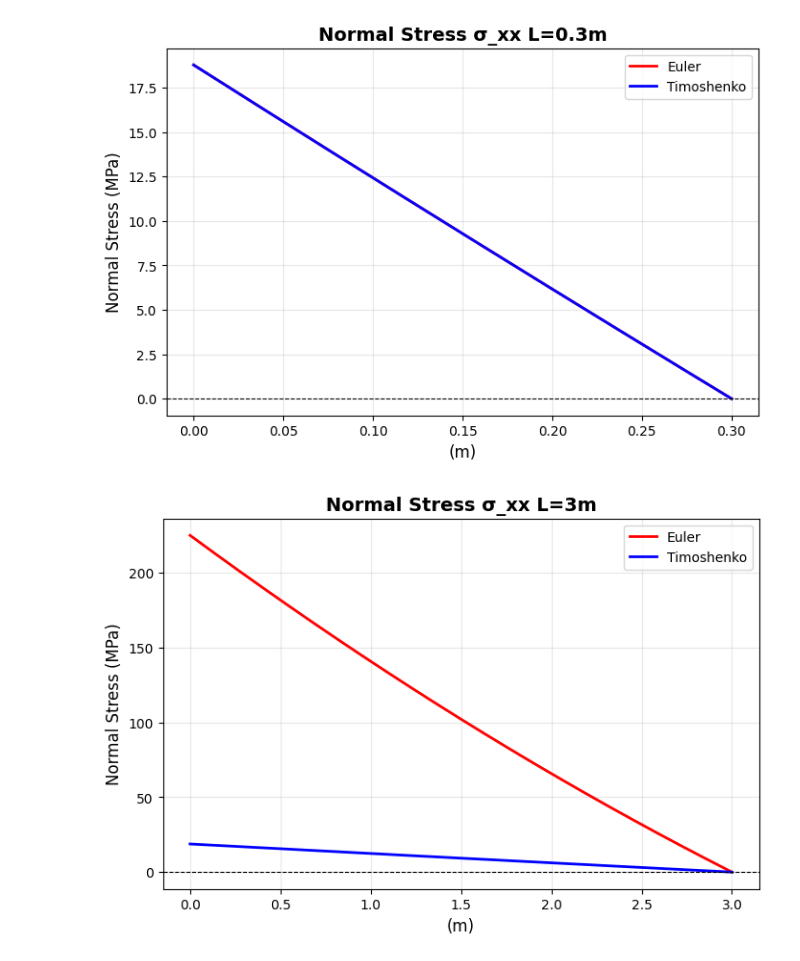
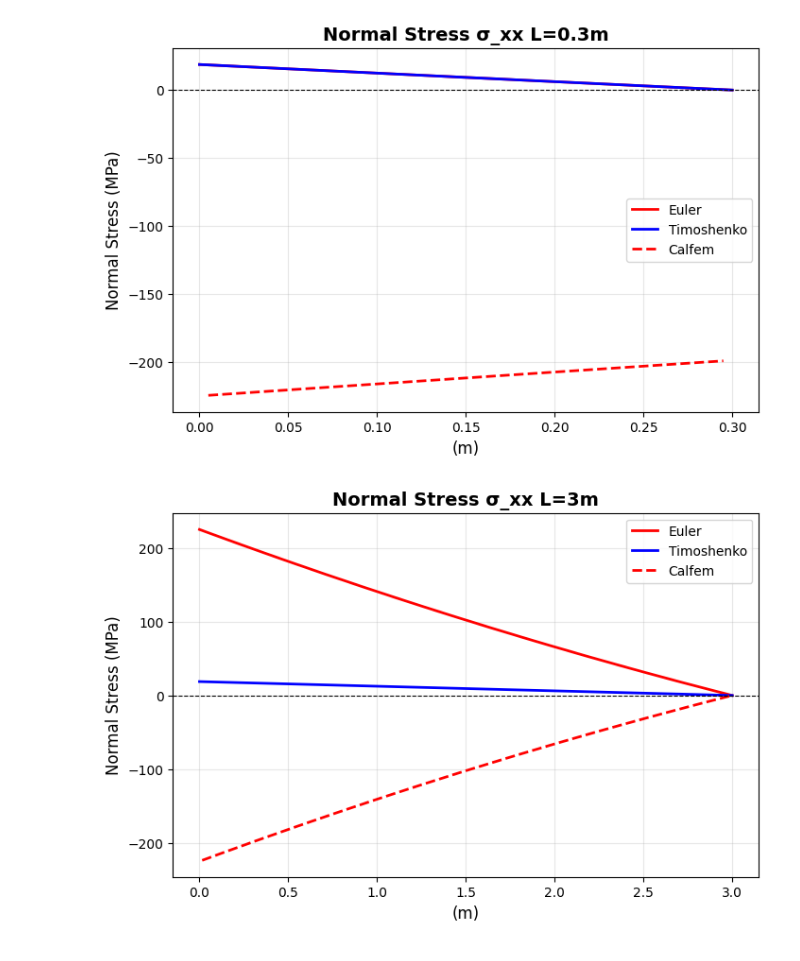
Before and after one commit to MartinStjernkvist/Applied-Mechanics, a Jupyter notebook: TME235/Oneplot.ipynb, the cells around one changed output. Drawn from its saved outputs; the diff is of its cells as text; code cells hidden in the pictures.

```diff
--- a/TME235/Oneplot.ipynb
+++ b/TME235/Oneplot.ipynb
@@ -12,7 +12,8 @@ df5 = pd.read_csv('normal_stress_euler_0.3m.csv')
 df6 = pd.read_csv('normal_stress_euler_3m.csv')
 df7 = pd.read_csv('normal_stress_timo_0.3m.csv')
 df8 = pd.read_csv('normal_stress_timo_3m.csv')
-
+df9 = pd.read_csv('normal_stress_calfem_L=3m.csv')
+df10 = pd.read_csv('normal_stress_calfem_L=0.3m.csv')
 
 # Extract columns
 x1 = df1['Position (m)']
@@ -38,6 +39,12 @@ sigma3 = df7['Normal Stress (MPa)']
 
 x8 = df8['Position (m)']
 sigma4 = df8['Normal Stress (MPa)']
+
+x9 = df9['Position (m)']
+sigma5 = df9['Normal Stress (MPa)']
+
+x10 = df10['Position (m)']
+sigma6 = df10['Normal Stress (MPa)']
 
 # Plot
 plt.figure(figsize=(8,5))
@@ -64,32 +71,34 @@ plt.grid(True, alpha=0.3)
 plt.axhline(0, color='black', linewidth=0.8, linestyle='--')
 plt.legend()
 plt.show()
 
 
 plt.figure(figsize=(8,5))
 plt.plot(x5, sigma1, 'r-', linewidth=2, label= 'Euler')
 plt.plot(x7, sigma3, 'b-', linewidth=2, label='Timoshenko')
+plt.plot(x10, sigma6, 'r--', linewidth=2, label='Calfem')
 plt.title('Normal Stress σ_xx L=0.3m', fontsize=14, fontweight='bold')
 plt.xlabel('(m)', fontsize=12)
 plt.ylabel('Normal Stress (MPa)', fontsize=12)
 plt.grid(True, alpha=0.3)
 plt.axhline(0, color='black', linewidth=0.8, linestyle='--')
 plt.legend()
 plt.show()
 
 
 plt.figure(figsize=(8,5))
 plt.plot(x6, sigma2, 'r-', linewidth=2, label= 'Euler')
 plt.plot(x8, sigma4, 'b-', linewidth=2, label='Timoshenko')
+plt.plot(x9, sigma5, 'r--', linewidth=2, label='Calfem')
 plt.title('Normal Stress σ_xx L=3m', fontsize=14, fontweight='bold')
 plt.xlabel('(m)', fontsize=12)
 plt.ylabel('Normal Stress (MPa)', fontsize=12)
 plt.grid(True, alpha=0.3)
 plt.axhline(0, color='black', linewidth=0.8, linestyle='--')
 plt.legend()
 plt.show()
 # %% [output]
 [figure]
 [figure]
-[figure, old version]
+[figure, new version]
-[figure, old version]
+[figure, new version]
```
Also changed, not shown: 1 other file.
